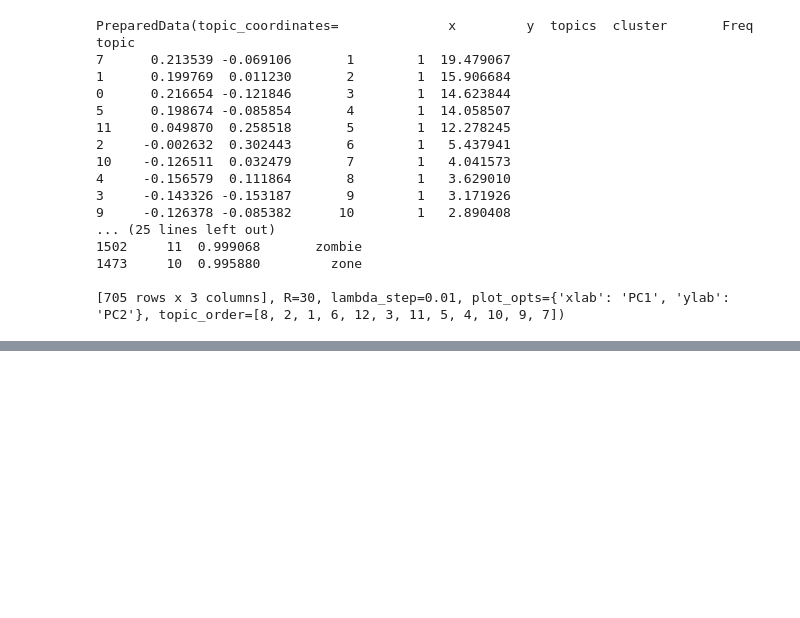
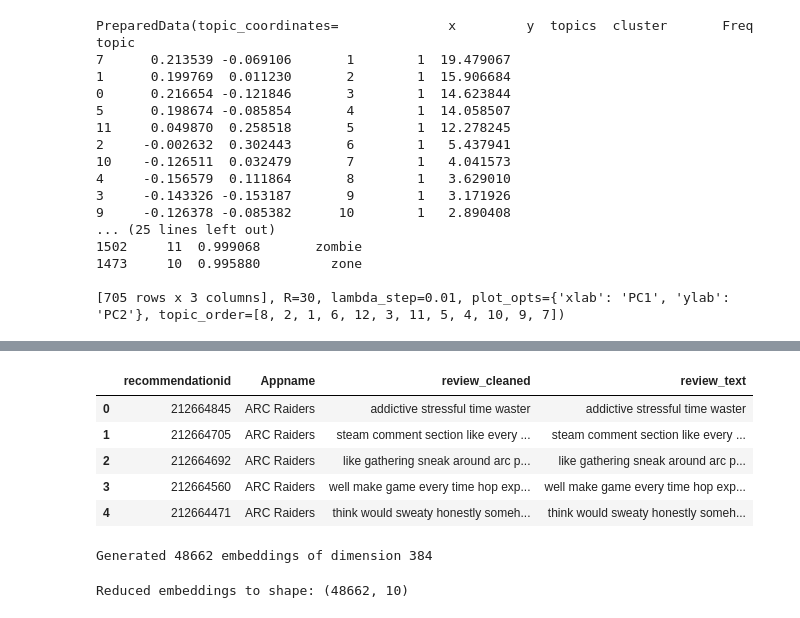
Before and after one commit to CGU-08-IST-332-nlp-steam-name/group-project, a Jupyter notebook: unsupervised_learning.ipynb, the cells around one changed output, grey strips where cells are left out. Cells and saved outputs as stored; diff of their text form; code cells hidden in the pictures; blank space fills up the shorter version.

```diff
--- a/unsupervised_learning.ipynb
+++ b/unsupervised_learning.ipynb
@@ -381,0 +404,36 @@ topic
+# %%
+import pandas as pd
+
+df = pd.read_csv("data/review_tokenized.csv")  # column 'review'
+df['review_text'] = df['review_cleaned'].astype(str)
+reviews = df['review_text'].tolist()
+df.head()
+# %% [output]
+|  | recommendationid | Appname | review_cleaned | review_text |
+| 0 | 212664845 | ARC Raiders | addictive stressful time waster | addictive stressful time waster |
+| 1 | 212664705 | ARC Raiders | steam comment section like every ... | steam comment section like every ... |
+| 2 | 212664692 | ARC Raiders | like gathering sneak around arc p... | like gathering sneak around arc p... |
+| 3 | 212664560 | ARC Raiders | well make game every time hop exp... | well make game every time hop exp... |
+| 4 | 212664471 | ARC Raiders | think would sweaty honestly someh... | think would sweaty honestly someh... |
+# %%
+# ENcode with BERT
+from sentence_transformers import SentenceTransformer
+
+# Load a pre-trained SBERT model
+model = SentenceTransformer('all-MiniLM-L6-v2')  # fast and good quality
+
+# Encode all reviews
+embeddings = model.encode(reviews, show_progress_bar=True)
+print(f"Generated {len(embeddings)} embeddings of dimension {len(embeddings[0])}")
+# %% [output]
+Generated 48662 embeddings of dimension 384
+# %%
+# Dimensionality reduction
+#
+import umap
+
+umap_model = umap.UMAP(n_neighbors=50, n_components=10, metric='cosine', random_state=42)
+embeddings_reduced = umap_model.fit_transform(embeddings)
+print(f"Reduced embeddings to shape: {embeddings_reduced.shape}")
+# %% [output]
+Reduced embeddings to shape: (48662, 10)
```
Also changed, not shown: parts of 12 cells of this notebook.
